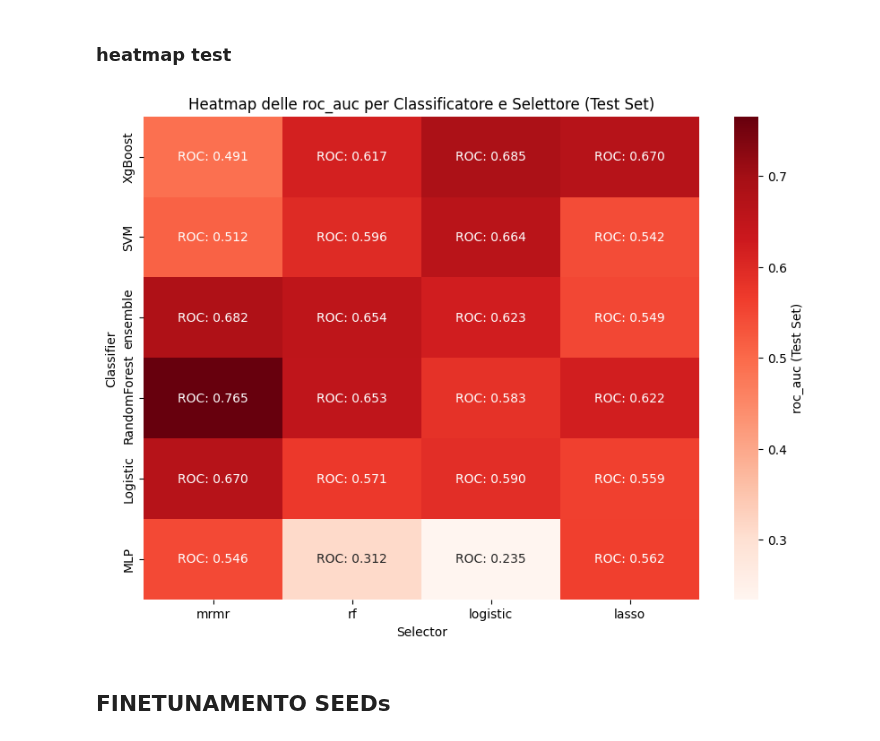
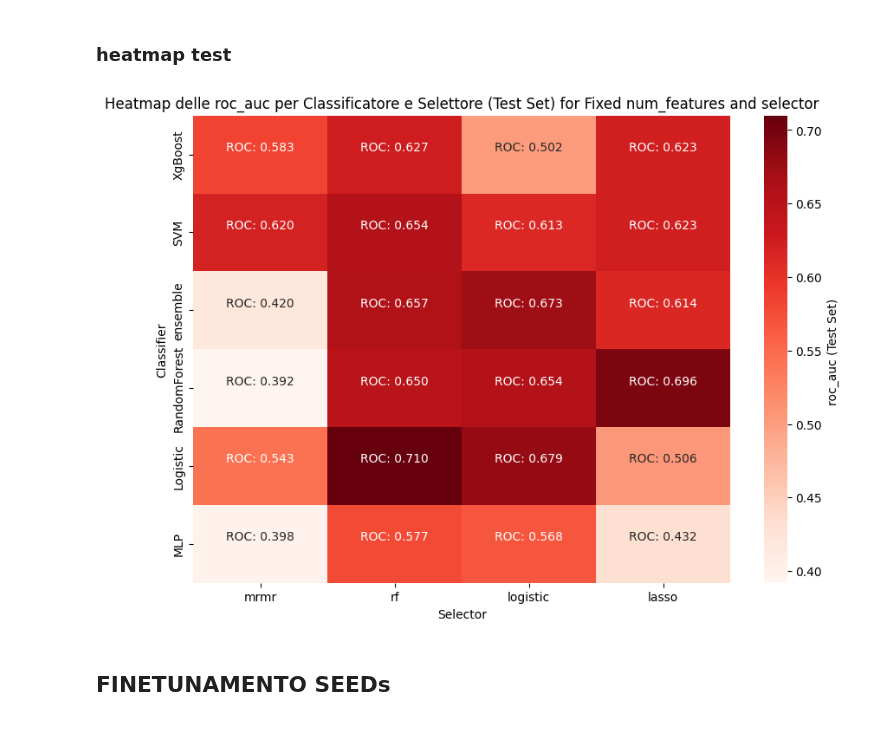
Before and after one commit to alessiamenozzi/TesiBaroniMenozzi, a Jupyter notebook: ClassificatoriFINAL/Classificatore2DCrossVal.ipynb, the cells around one changed output. Cells and saved outputs as stored; diff of their text form; code cells hidden in the pictures.

```diff
--- a/ClassificatoriFINAL/Classificatore2DCrossVal.ipynb
+++ b/ClassificatoriFINAL/Classificatore2DCrossVal.ipynb
@@ -778,8 +831,17 @@ alpha_vgg = np.linspace(0.005, 0.5, 30).tolist() ## RANGE PER VGG
 
 alpha_rad = np.linspace(0.001, 0.05, 30).tolist() ## range per radiomica
 
+######################################
+alpha_rad_new = np.linspace(0.0008, 0.1, 50).tolist() ## range per radiomica
 
-alpha_values=alpha_res_inc
+alpha_vgg_new = np.linspace(1, 8, 40).tolist() ## RANGE PER VGG
+
+alpha_inc_new = np.linspace(0.055, 0.41, 30).tolist() ## RANGE INCEPETION
+
+alpha_res_new = np.linspace(0.1, 0.5, 30).tolist() ## RANGE resnet
+
+
+alpha_values=alpha_inc_new
 #alpha_values.remove(0.0)
 
 
@@ -1418,56 +1540,52 @@ Text(95.72222222222221, 0.5, 'Classifier')
 # %% [markdown]
 ### heatmap test
+# %%
+features_fisse=False
+
+if(features_fisse== True):
+    best_result_test= best_results_class_selector_test_features_fisse
+else:
+    best_result_test= best_results_class_selector_test
 # %%
 
-# Inizializza una matrice vuota per memorizzare le performance sul test set
 heatmap_data = pd.DataFrame(index=classifiers, columns=selectors)
 annotations = pd.DataFrame(index=classifiers, columns=selectors)
 
-# Ciclo attraverso best_results_class_selector per popolare la matrice con le metriche prese dal test set
-u = 0
-for result in best_results_class_selector:
-    u += 1
-    found = False
+
+for result in best_result_test: ### per features NON FISSE
     classifier = result['classifier']
     selector = result['selector']
-    num_features_alpha = result['num_features/alpha']
 
-    # Cerca i risultati nel test set
-    best_case = None
-    if selector == 'lasso':
-        for p in range(len(results_test_lasso)):
-            if results_test_lasso[p]['classifier'] == classifier and results_test_lasso[p]['alpha'] == num_features_alpha:
-                best_case = results_test_lasso[p]
-                found = True
-                break
-    else:
-        for p in range(len(results_test_others)):
-            if results_test_others[p]['classifier'] == classifier and results_test_others[p]['selector'] == selector and results_test_others[p]['num_features'] == num_features_alpha:
-                best_case = results_test_others[p]
-                found = True
-                break
 
-    # Se troviamo il miglior caso, popola la matrice con la Balanced Accuracy
-    if found and best_case is not None:
-        # Popola la matrice con la Balanced Accuracy
-        heatmap_data.loc[classifier, selector] = best_case[metricanome]
+    if classifier is not None and selector is not None:
 
-        # Popola la matrice delle annotazioni con il testo "BA: <valore>"
-        annotations.loc[classifier, selector] = f"{labell}: {best_case[metricanome]:.3f}"
+        balaccuracy = result[metricanome]
+
+        heatmap_data.loc[classifier, selector] = balaccuracy
+
+        # Inserisci l'annotazione con la balanced accuracy, la deviazione standard, il mode e il numero di features
+        annotations.loc[classifier, selector] = (
+            f"{labell}: {balaccuracy:.3f}\n"
+        )
 
 # Riempi i valori NaN con 0 (se necessario)
-heatmap_data = heatmap_data.fillna(0)
-annotations = annotations.fillna(f"{labell}: 0.000")
+heatmap_data = heatmap_data.astype(float).fillna(0)
+
 
 # Crea la heatmap con Balanced Accuracy e annotazioni personalizzate
 plt.figure(figsize=(10, 7))
-sns.heatmap(heatmap_data, annot=annotations, fmt="", cmap="Reds", cbar_kws={'label': f'{metricanome} (Test Set)'})
-plt.title(f"Heatmap delle {metricanome} per Classificatore e Selettore (Test Set)")
+
+sns.heatmap(heatmap_data, annot=annotations, fmt="", cmap="Reds", cbar_kws={'label': f'{metricanome} (Test Set) '})
+
+if(features_fisse==True):
+    plt.title(f"Heatmap delle {metricanome} per Classificatore e Selettore (Test Set) for Fixed Features")
+if(features_fisse==False):
+    plt.title(f"Heatmap delle {metricanome} per Classificatore e Selettore (Test Set) for Fixed num_features and selector")
 plt.ylabel('Classifier')
 plt.xlabel('Selector')
 plt.show()
 # %% [output]
-[figure, old version]
+[figure, new version]
 # %% [markdown]
 ## FINETUNAMENTO SEEDs
 # %%
```
Also changed, not shown: parts of 28 cells of this notebook.
